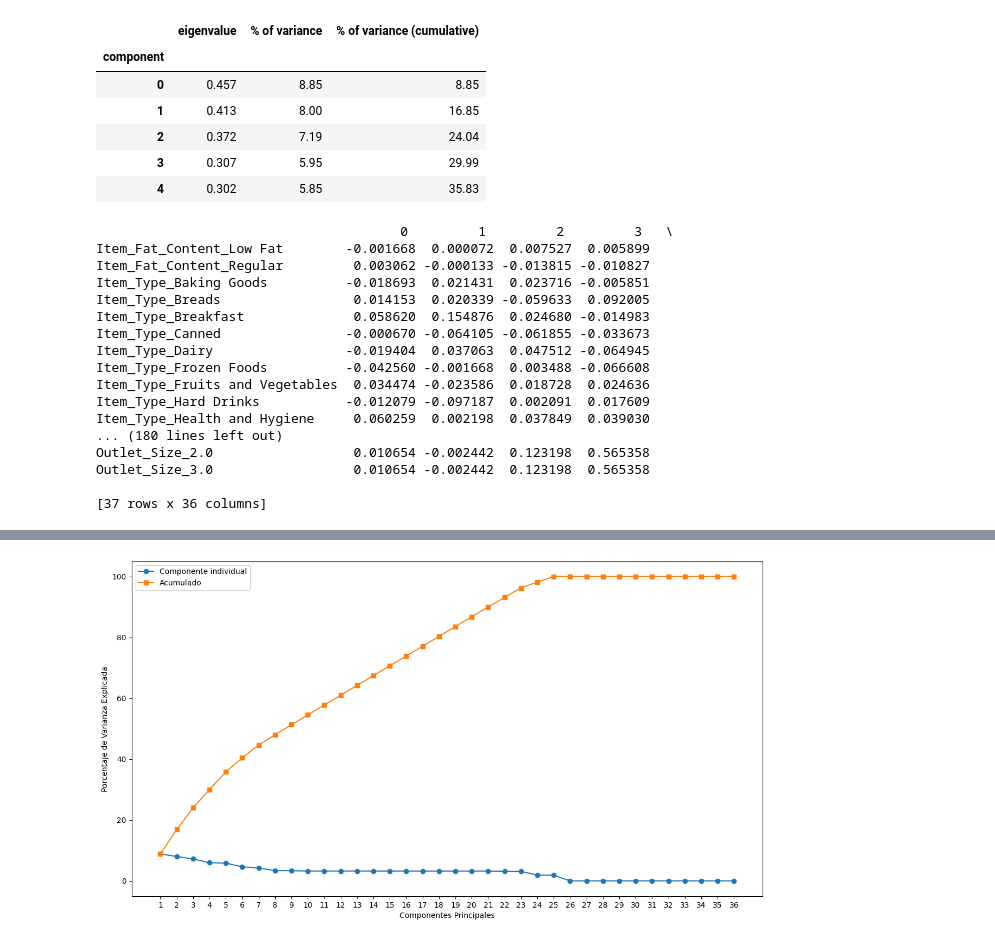
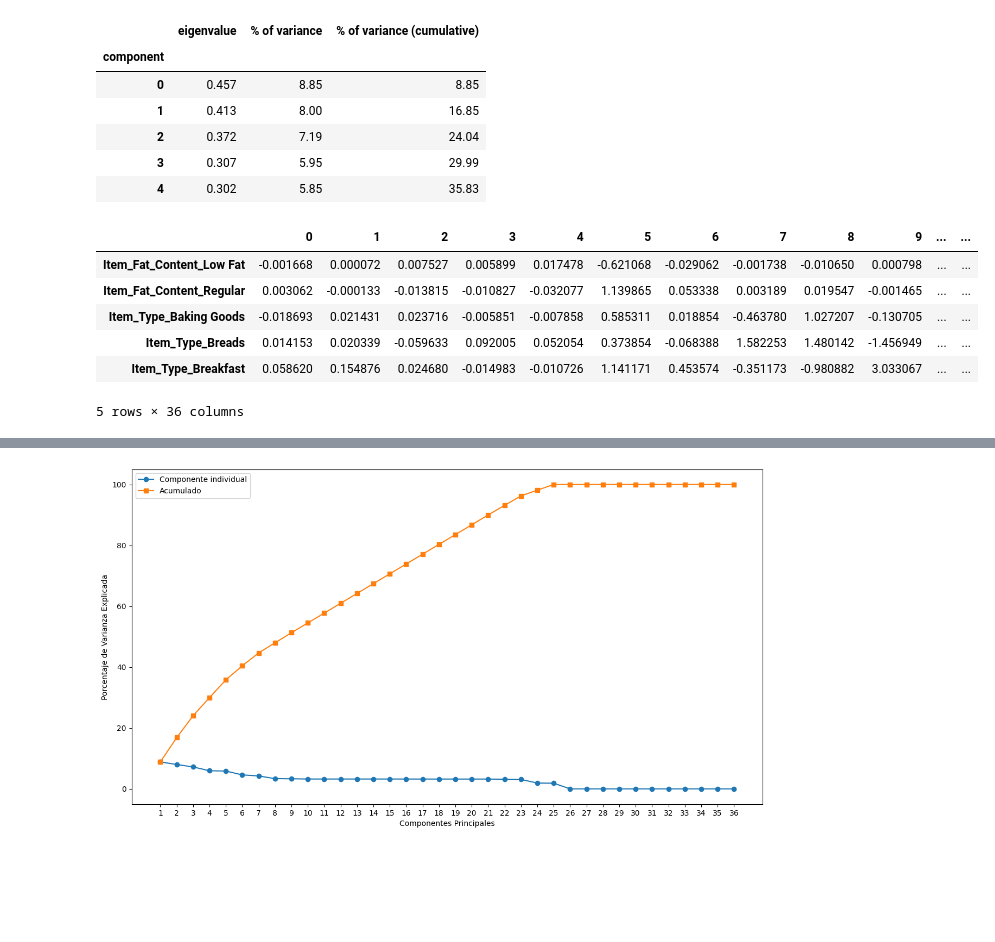
Before and after one commit to becerraj/Data-Science, a Jupyter notebook: DataScience_Analysis_End_to_End.ipynb, the cells around one changed output, grey strips where cells are left out. Cells and saved outputs as stored; diff of their text form; code cells hidden in the pictures; blank space fills up the shorter version.

```diff
--- a/DataScience_Analysis_End_to_End.ipynb
+++ b/DataScience_Analysis_End_to_End.ipynb
@@ -1197,26 +1194,15 @@ summaryMCA.head()
 | 3 | 0.307 | 5.95 | 29.99 |
 | 4 | 0.302 | 5.85 | 35.83 |
 # %%
-
 column_coordinates = mca.column_coordinates(train_MCA)
 
 # Mostrar las coordenadas de las columnas
-print(column_coordinates)
+column_coordinates.head()
 # %% [output]
+|  | 0 | 1 | 2 | 3 | 4 | 5 | 6 | 7 | 8 | 9 | ... | ... |
+| Item_Fat_Content_Low Fat | -0.001668 | 0.000072 | 0.007527 | 0.005899 | 0.017478 | -0.621068 | -0.029062 | -0.001738 | -0.010650 | 0.000798 | ... | ... |
+| Item_Fat_Content_Regular | 0.003062 | -0.000133 | -0.013815 | -0.010827 | -0.032077 | 1.139865 | 0.053338 | 0.003189 | 0.019547 | -0.001465 | ... | ... |
+| Item_Type_Baking Goods | -0.018693 | 0.021431 | 0.023716 | -0.005851 | -0.007858 | 0.585311 | 0.018854 | -0.463780 | 1.027207 | -0.130705 | ... | ... |
+| Item_Type_Breads | 0.014153 | 0.020339 | -0.059633 | 0.092005 | 0.052054 | 0.373854 | -0.068388 | 1.582253 | 1.480142 | -1.456949 | ... | ... |
+| Item_Type_Breakfast | 0.058620 | 0.154876 | 0.024680 | -0.014983 | -0.010726 | 1.141171 | 0.453574 | -0.351173 | -0.980882 | 3.033067 | ... | ... |
-                                       0         1         2         3   \
-Item_Fat_Content_Low Fat        -0.001668  0.000072  0.007527  0.005899
-Item_Fat_Content_Regular         0.003062 -0.000133 -0.013815 -0.010827
-Item_Type_Baking Goods          -0.018693  0.021431  0.023716 -0.005851
-Item_Type_Breads                 0.014153  0.020339 -0.059633  0.092005
-Item_Type_Breakfast              0.058620  0.154876  0.024680 -0.014983
-Item_Type_Canned                -0.000670 -0.064105 -0.061855 -0.033673
-Item_Type_Dairy                 -0.019404  0.037063  0.047512 -0.064945
-Item_Type_Frozen Foods          -0.042560 -0.001668  0.003488 -0.066608
-Item_Type_Fruits and Vegetables  0.034474 -0.023586  0.018728  0.024636
-Item_Type_Hard Drinks           -0.012079 -0.097187  0.002091  0.017609
-Item_Type_Health and Hygiene     0.060259  0.002198  0.037849  0.039030
-... (180 lines left out)
-Outlet_Size_2.0                  0.010654 -0.002442  0.123198  0.565358
-Outlet_Size_3.0                  0.010654 -0.002442  0.123198  0.565358
-
-[37 rows x 36 columns]
+5 rows × 36 columns
```
Also changed, not shown: parts of 13 cells of this notebook.
